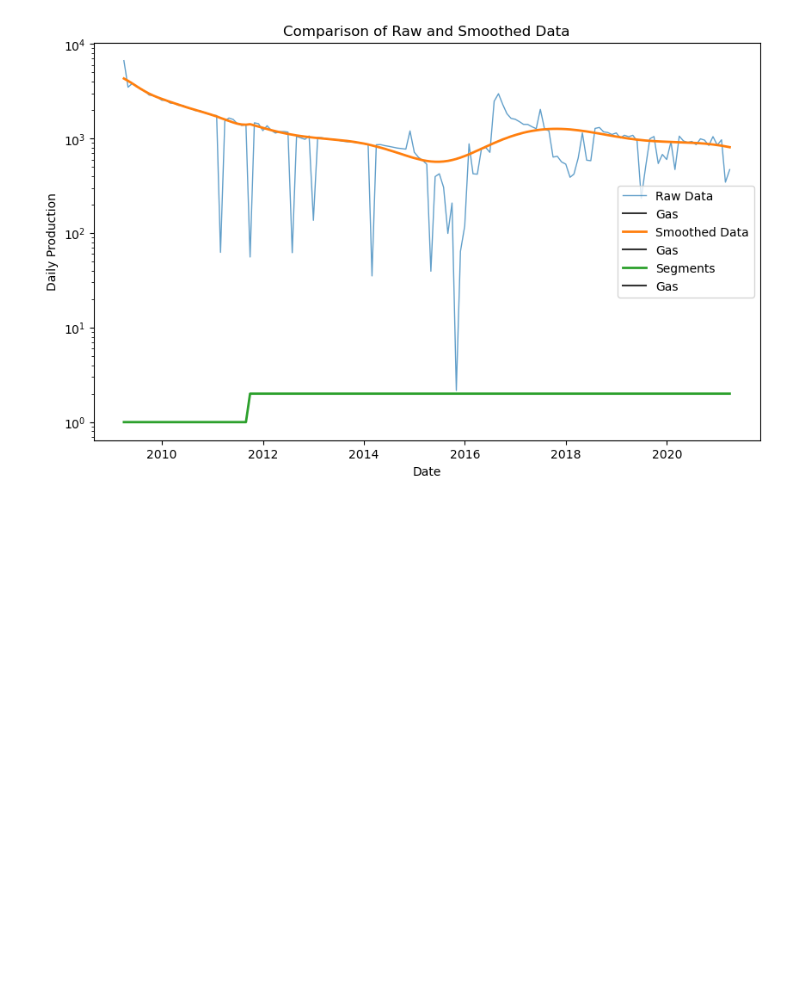
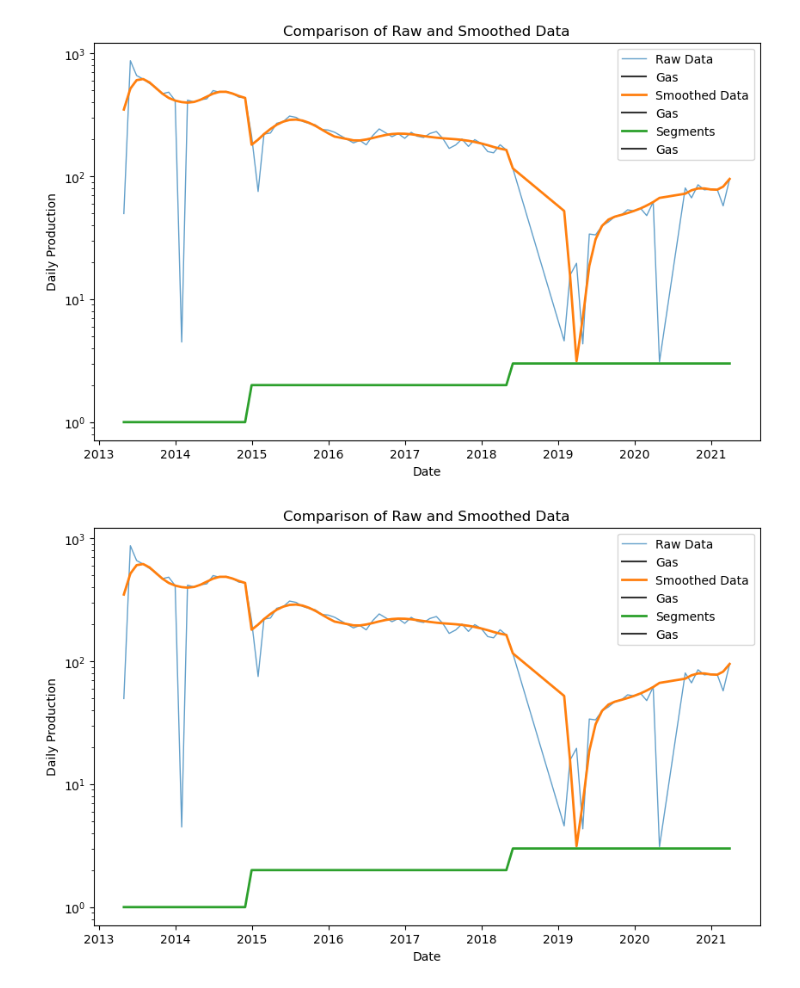
Before and after one commit to jshumway0475/Petroleum, a Jupyter notebook: arps_autofit_example.ipynb, the cells around one changed output. Cells and saved outputs as stored; diff of their text form; code cells hidden in the pictures; blank space fills up the shorter version.

```diff
--- a/arps_autofit_example.ipynb
+++ b/arps_autofit_example.ipynb
@@ -14,9 +13,9 @@ from sqlalchemy import create_engine
 import warnings
 warnings.filterwarnings(action='ignore')
 # %%
-# Import arps decline and discounted cash flow functions
+# Import arps decline functions
 # Will change in the future to a python library
 fcst_url = 'https://raw.githubusercontent.com/jshumway0475/Petroleum/main/prod_fcst_functions.py'
-prod_data_url = r'https://raw.githubusercontent.com/jshumway0475/Petroleum/main/prod_data.py'
+prod_data_url = r'https://raw.githubusercontent.com/jshumway0475/Petroleum/main/prod_data/prod_df.csv'
 response1 = requests.get(fcst_url)
 exec(response1.text)
@@ -49,4 +22,6 @@ def prod_data(sql, db_name = 'SCST_Wells', server_name = 'DESKTOP-A3I0ATB'):
 # %%
 # Create dataframe with production data and another to create well lists for fitting
-prod_df = prod_data(statement)
+prod_df = pd.read_csv(prod_data_url)
+prod_df['Date'] = pd.to_datetime(prod_df['Date'])
+prod_df['Property_ID'] = prod_df['Property_ID'].astype(str)
 prod_pivot_df = prod_df.groupby(['Property_ID', 'phase']).agg({'monthly_production': 'count'}).reset_index()
@@ -136,20 +109,20 @@ prod_df = pd.concat(results)
 prod_df.reset_index(inplace=True, drop=True)
 # %%
 # Plotting the raw and smoothed data
-# api_no = list(prod_pivot_df['Property_ID'].values)[0:1]
-api_no = ['3501123254']
+api_no = list(prod_pivot_df['Property_ID'].values)[0:3]
 phase = 'Gas'
 
 for w in api_no:
     plt.figure(figsize=(10, 6))
     ax = sns.lineplot(data=prod_df[(prod_df['Property_ID'] == w) & (prod_df['phase'] == phase)], x='Date', y='daily_production', style='phase', linewidth=1, alpha=0.7, label='Raw Data')
     sns.lineplot(data=prod_df[(prod_df['Property_ID'] == w) & (prod_df['phase'] == phase)], x='Date', y='smoothed_daily_production', style='phase', linewidth=2, label='Smoothed Data')
     sns.lineplot(data=prod_df[(prod_df['Property_ID'] == w) & (prod_df['phase'] == phase)], x='Date', y='segment', style='phase', linewidth=2, label='Segments')
     plt.xlabel('Date')
     plt.ylabel('Daily Production')
     plt.title('Comparison of Raw and Smoothed Data')
     ax.set_yscale('log')
     plt.legend()
     plt.show()
 # %% [output]
-[figure, old version]
+[figure, new version]
+[figure, added]
```
Also changed, not shown: parts of 13 cells of this notebook.
